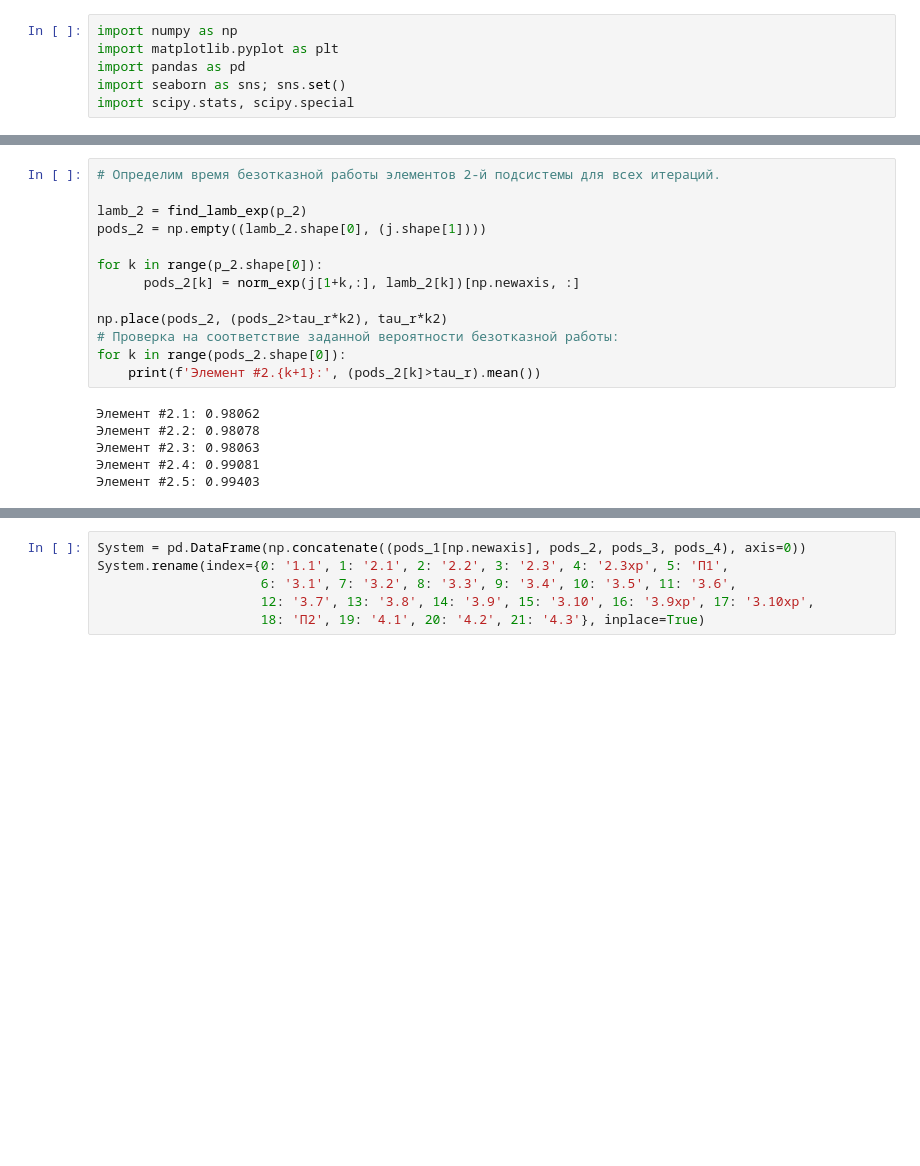
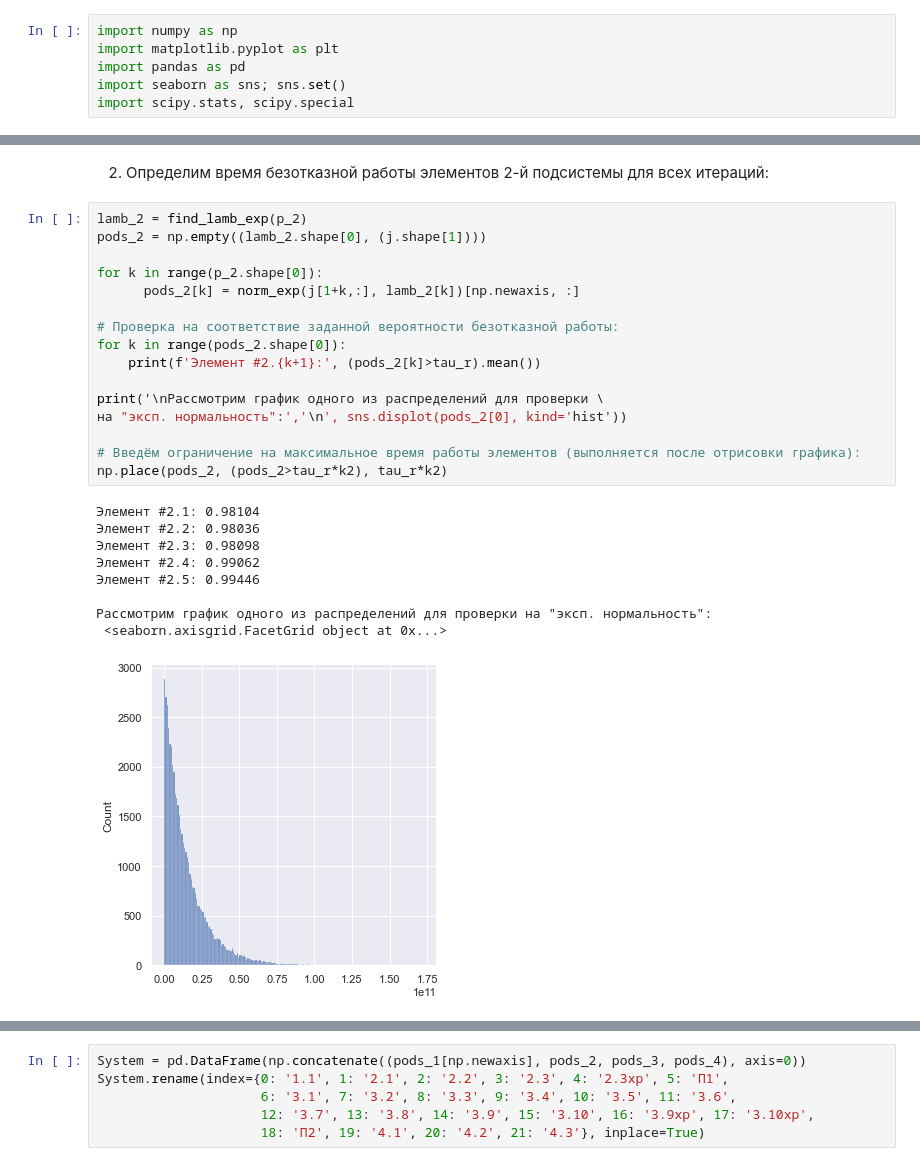
Before and after one commit to Astarrad/Nadezhnost, a Jupyter notebook: Nadejnost_rab_1.ipynb, the cells around one changed output, grey strips where cells are left out. Saved outputs shown, nothing was run; the diff lists cells and outputs as text; blank space fills up the shorter version.

```diff
--- a/Nadejnost_rab_1.ipynb
+++ b/Nadejnost_rab_1.ipynb
@@ -94,19 +118,28 @@ print('Элемент #1.1:', (pods_1>tau_r).mean())
+# %% [markdown]
+2. Определим время безотказной работы элементов 2-й подсистемы для всех итераций:
 # %%
-# Определим время безотказной работы элементов 2-й подсистемы для всех итераций.
-
 lamb_2 = find_lamb_exp(p_2)
 pods_2 = np.empty((lamb_2.shape[0], (j.shape[1])))
 
 for k in range(p_2.shape[0]):
       pods_2[k] = norm_exp(j[1+k,:], lamb_2[k])[np.newaxis, :]
 
-np.place(pods_2, (pods_2>tau_r*k2), tau_r*k2)
 # Проверка на соответствие заданной вероятности безотказной работы:
 for k in range(pods_2.shape[0]):
     print(f'Элемент #2.{k+1}:', (pods_2[k]>tau_r).mean())
+
+print('\nРассмотрим график одного из распределений для проверки \
+на "эксп. нормальность":','\n', sns.displot(pods_2[0], kind='hist'))
+
+# Введём ограничение на максимальное время работы элементов (выполняется после отрисовки графика):
+np.place(pods_2, (pods_2>tau_r*k2), tau_r*k2)
 # %% [output]
-Элемент #2.1: 0.98062
-Элемент #2.2: 0.98078
-Элемент #2.3: 0.98063
-Элемент #2.4: 0.99081
-Элемент #2.5: 0.99403
+Элемент #2.1: 0.98104
+Элемент #2.2: 0.98036
+Элемент #2.3: 0.98098
+Элемент #2.4: 0.99062
+Элемент #2.5: 0.99446
+
+Рассмотрим график одного из распределений для проверки на "эксп. нормальность":
+ <seaborn.axisgrid.FacetGrid object at 0x...>
+[figure, added]
```
Also changed, not shown: parts of 58 cells of this notebook.
